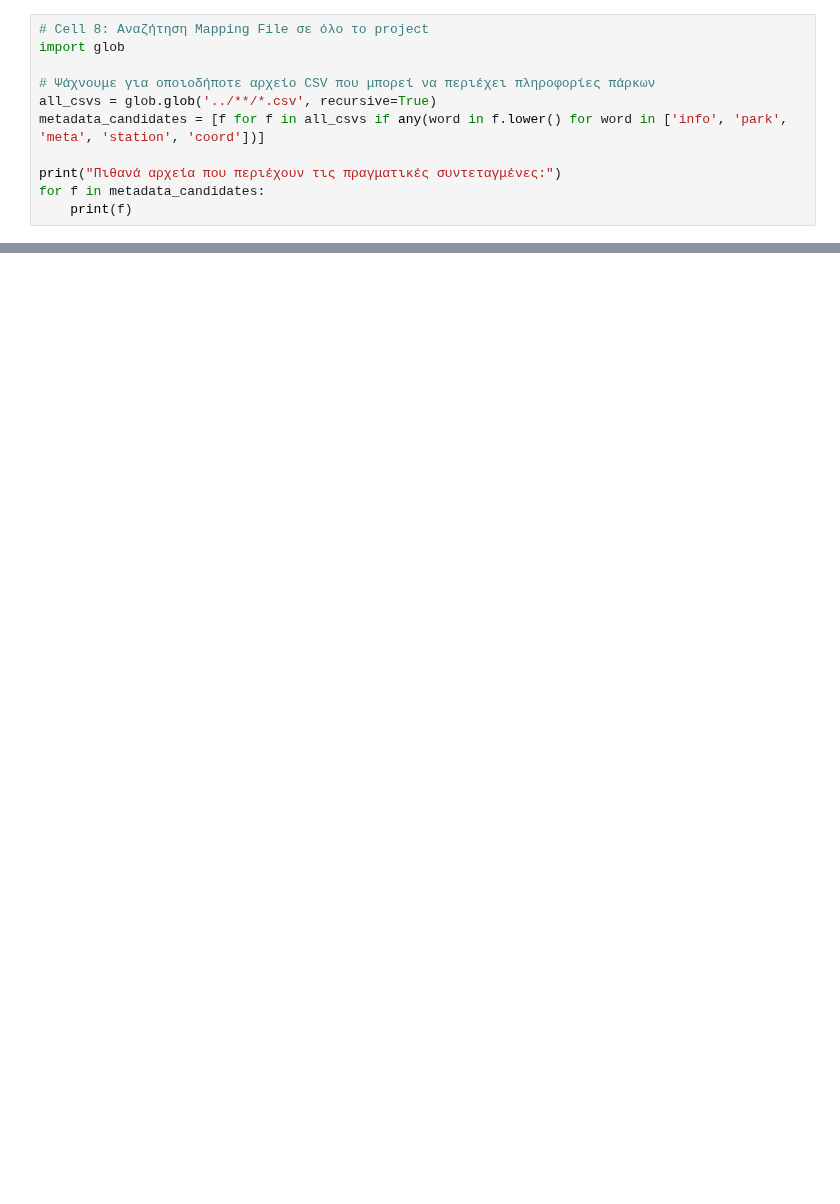
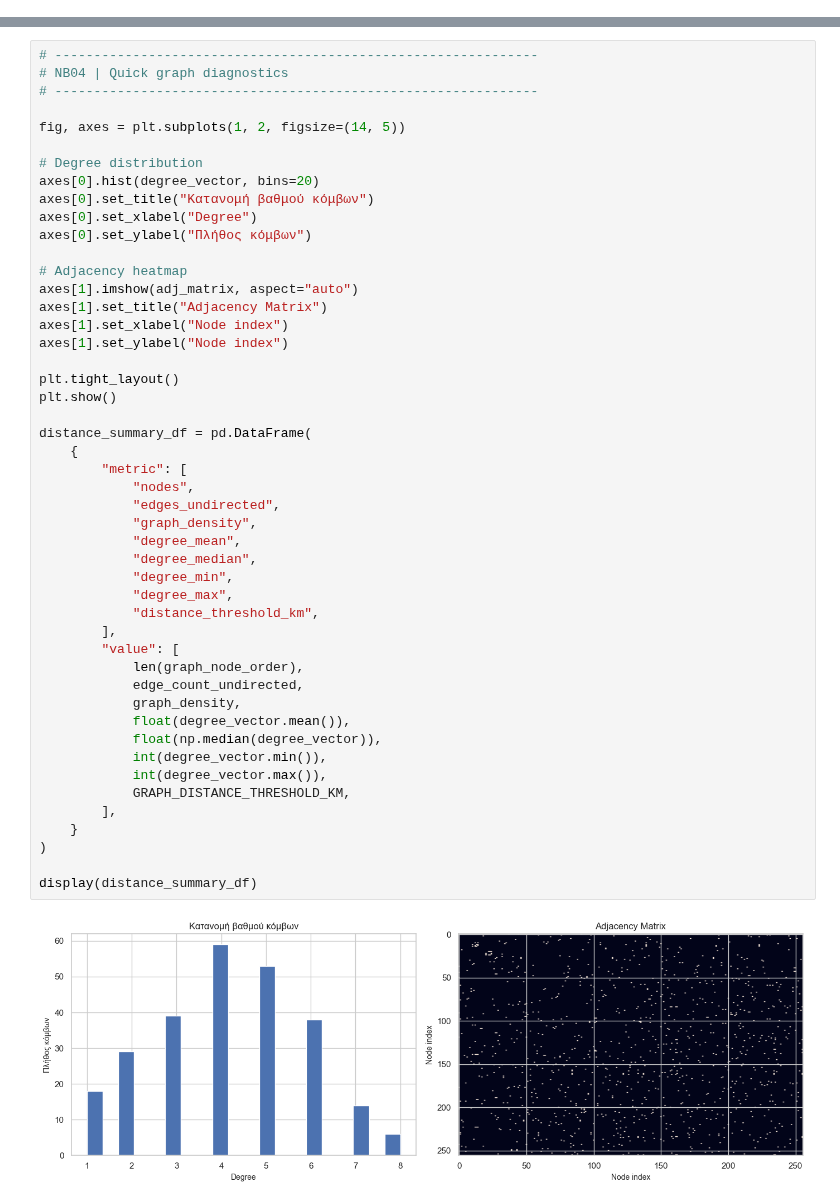
Before and after one commit to Dionysis33/WindPower_DigitalTwin, a Jupyter notebook: notebooks/04_feature_engineering_and_graph_construction.ipynb, the cells around one changed output, grey strips where cells are left out. Drawn from its saved outputs; the diff is of its cells as text; blank space fills up the shorter version.

Commit message:
fix(nb04): rewrite feature engineering with leakage-safe rolling and graph-ready exports

```diff
--- a/notebooks/04_feature_engineering_and_graph_construction.ipynb
+++ b/notebooks/04_feature_engineering_and_graph_construction.ipynb
@@ -221,11 +0,0 @@ V_GVL_60_HL_p1
-# %%
-# Cell 8: Αναζήτηση Mapping File σε όλο το project
-import glob
-
-# Ψάχνουμε για οποιοδήποτε αρχείο CSV που μπορεί να περιέχει πληροφορίες πάρκων
-all_csvs = glob.glob('../**/*.csv', recursive=True)
-metadata_candidates = [f for f in all_csvs if any(word in f.lower() for word in ['info', 'park', 'meta', 'station', 'coord'])]
-
-print("Πιθανά αρχεία που περιέχουν τις πραγματικές συντεταγμένες:")
-for f in metadata_candidates:
-    print(f)
@@ -465,0 +873,50 @@ SUCCESS: Η σειρά ταυτίζεται απόλυτα (269 πάρκα)!
+# %%
+# --------------------------------------------------------------
+# NB04 | Quick graph diagnostics
+# --------------------------------------------------------------
+
+fig, axes = plt.subplots(1, 2, figsize=(14, 5))
+
+# Degree distribution
+axes[0].hist(degree_vector, bins=20)
+axes[0].set_title("Κατανομή βαθμού κόμβων")
+axes[0].set_xlabel("Degree")
+axes[0].set_ylabel("Πλήθος κόμβων")
+
+# Adjacency heatmap
+axes[1].imshow(adj_matrix, aspect="auto")
+axes[1].set_title("Adjacency Matrix")
+axes[1].set_xlabel("Node index")
+axes[1].set_ylabel("Node index")
+
+plt.tight_layout()
+plt.show()
+
+distance_summary_df = pd.DataFrame(
+    {
+        "metric": [
+            "nodes",
+            "edges_undirected",
+            "graph_density",
+            "degree_mean",
+            "degree_median",
+            "degree_min",
+            "degree_max",
+            "distance_threshold_km",
+        ],
+        "value": [
+            len(graph_node_order),
+            edge_count_undirected,
+            graph_density,
+            float(degree_vector.mean()),
+            float(np.median(degree_vector)),
+            int(degree_vector.min()),
+            int(degree_vector.max()),
+            GRAPH_DISTANCE_THRESHOLD_KM,
+        ],
+    }
+)
+
+display(distance_summary_df)
+# %% [output]
+[figure, added]
```
Also changed, not shown: parts of 31 cells of this notebook.
